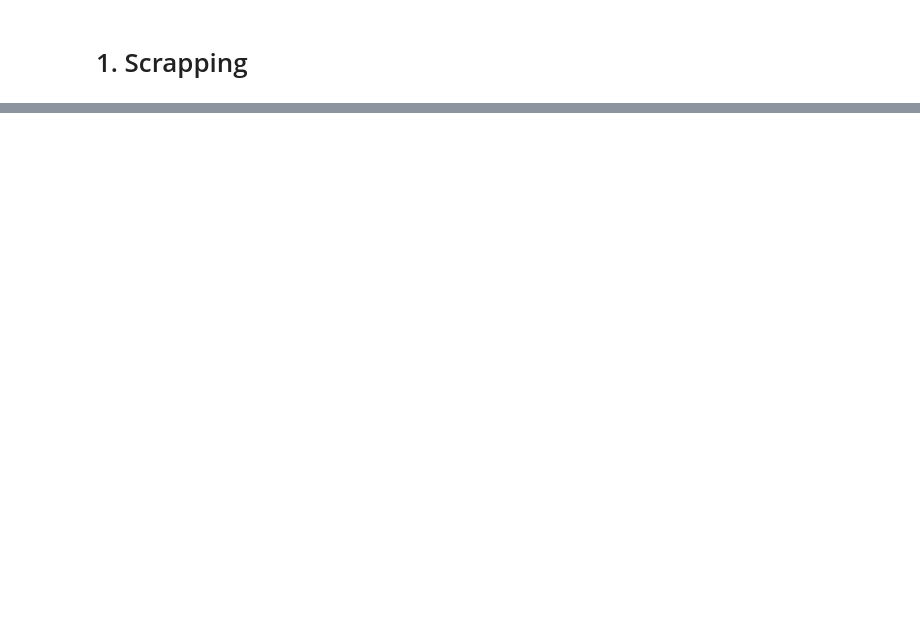
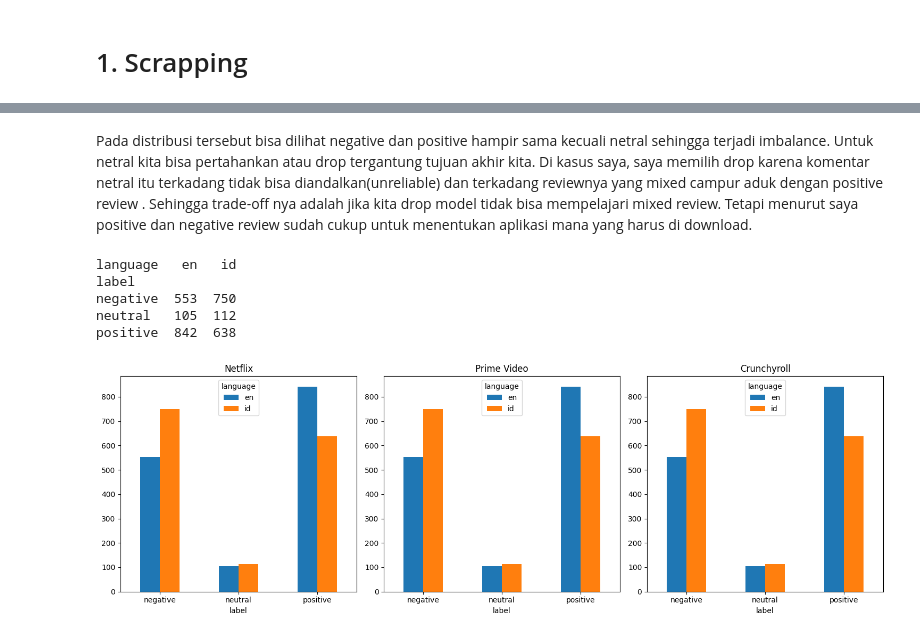
Before and after one commit to K4van/UTS-Text-Mining, a Jupyter notebook: UTS.ipynb, the cells around one changed output, grey strips where cells are left out. Cells and saved outputs as stored; diff of their text form; code cells hidden in the pictures; blank space fills up the shorter version.

Commit message:
adding EDA, Modelling + Train, and Evaluation

```diff
--- a/UTS.ipynb
+++ b/UTS.ipynb
@@ -77,0 +133,25 @@ print(df)
+# %% [markdown]
+Pada distribusi tersebut bisa dilihat negative dan positive hampir sama kecuali netral sehingga terjadi imbalance. Untuk netral kita bisa pertahankan atau drop tergantung tujuan akhir kita. Di kasus saya, saya memilih drop karena komentar netral itu terkadang tidak bisa diandalkan(unreliable) dan terkadang reviewnya yang mixed campur aduk dengan positive review . Sehingga trade-off nya adalah jika kita drop model tidak bisa mempelajari mixed review. Tetapi menurut saya positive dan negative review sudah cukup untuk menentukan aplikasi mana yang harus di download.
+# %%
+#Plot melihat label per aplikasi
+
+label_counts = pd.crosstab(df["label"], df["language"])
+print(label_counts)
+
+apps = df["app"].unique()
+fig, axes = plt.subplots(1, len(apps), figsize=(15, 5))
+
+for ax, app in zip(axes, apps):
+    sub = df[df["app"]==app]
+    label_counts.plot.bar(ax=ax, rot=0)
+    ax.set_title(app)
+
+plt.tight_layout()
+plt.show()
+# %% [output]
+language   en   id
+label
+negative  553  750
+neutral   105  112
+positive  842  638
+[figure, added]
```
Also changed, not shown: parts of 70 cells of this notebook, 2 other files.
